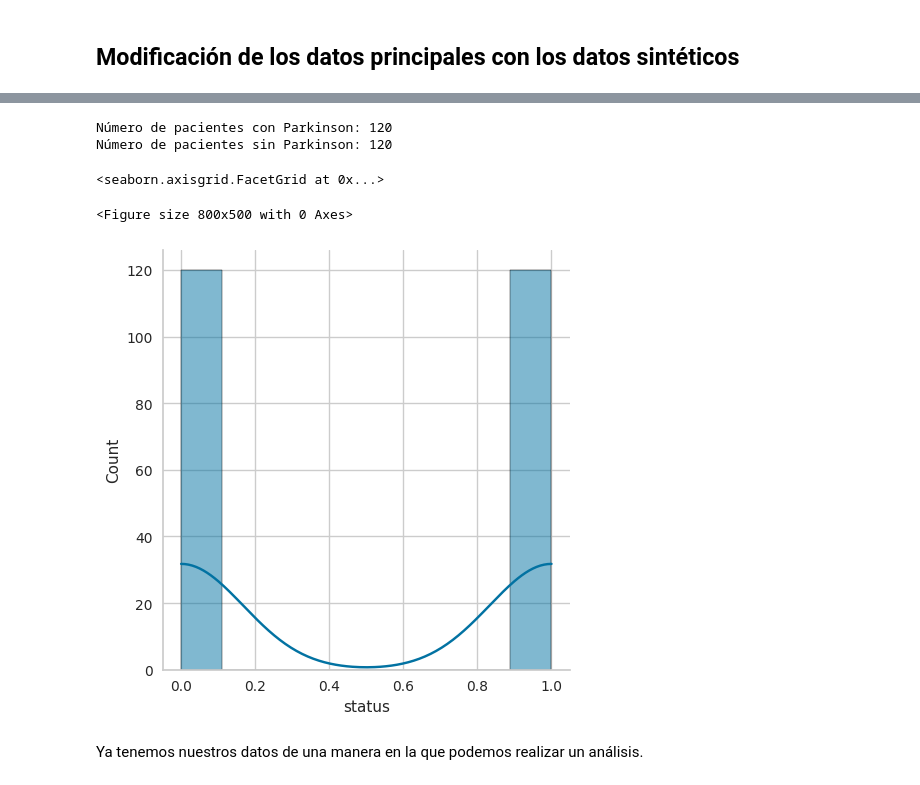
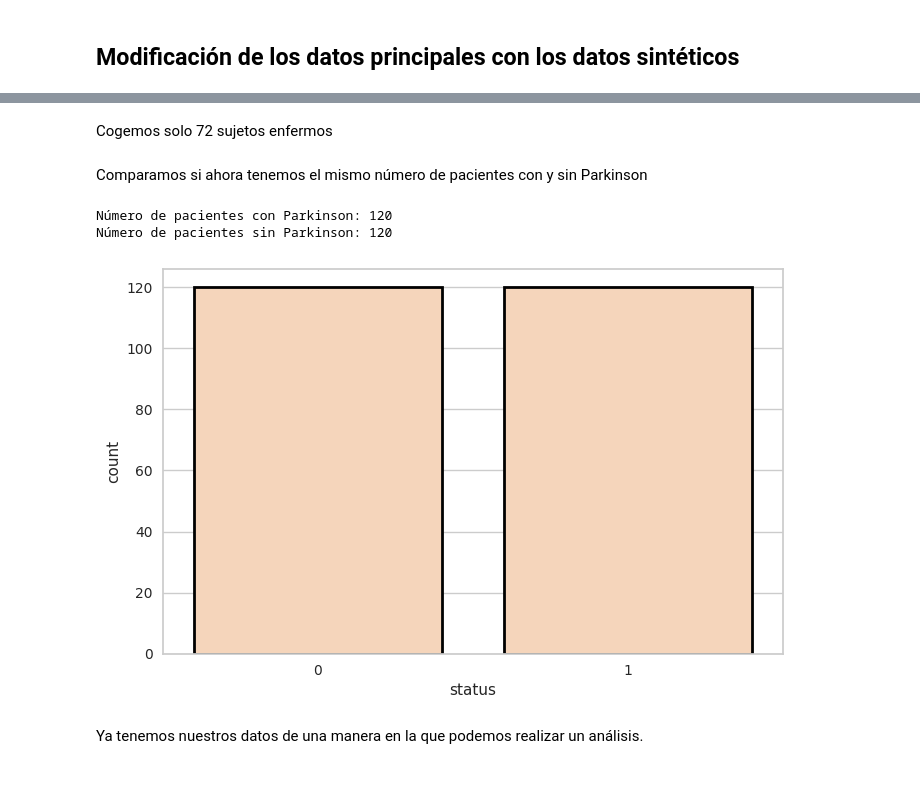
Before and after one commit to Toni2Morales/PrediccionParkinson, a Jupyter notebook: notebooks/Parkinson.ipynb, the cells around one changed output, grey strips where cells are left out. Cells and saved outputs as stored; diff of their text form; code cells hidden in the pictures.

```diff
--- a/notebooks/Parkinson.ipynb
+++ b/notebooks/Parkinson.ipynb
@@ -392,3 +441,3 @@ compare_3d(DataPrincipal.iloc[:,PosCampoInicial:PosCampoInicial+3], DataSintetic
 # %%
-# synthesizer = CopulaGANSynthesizer(Metadata, verbose = True)
-# synthesizer.fit(DataPrincipal)
+Synthesizer = CopulaGANSynthesizer(Metadata, verbose = True)
+Synthesizer.fit(DataPrincipal)
@@ -404 +457,12 @@ elif os.name == "posix":
+# %%
+if NombreSO == "Windows":
+    Synthesizer = Abrir("Windows_CopulaGANSynthesizer")
+elif NombreSO == "Linux":
+    Synthesizer = Abrir("Linux_CopulaGANSynthesizer")
+elif NombreSO == "Darwin":
+    Synthesizer = Abrir("MacOS_CopulaGANSynthesizer")
+elif NombreSO == "Java":
+    Synthesizer = Abrir("JVM_CopulaGANSynthesizer")
+else:
+    Synthesizer = Abrir(NombreSO + "_" + "CopulaGANSynthesizer")
 # %%
@@ -460,5 +519,16 @@ elif os.name == "posix":
+# %%
+if NombreSO == "Windows":
+    Synthesizer = Abrir("Windows_GaussianCopulaSynthesizer")
+elif NombreSO == "Linux":
+    Synthesizer = Abrir("Linux_GaussianCopulaSynthesizer")
+elif NombreSO == "Darwin":
+    Synthesizer = Abrir("MacOS_GaussianCopulaSynthesizer")
+elif NombreSO == "Java":
+    Synthesizer = Abrir("JVM_GaussianCopulaSynthesizer")
+else:
+    Synthesizer = Abrir(NombreSO + "_" + "GaussianCopulaSynthesizer")
 # %%
-DataSintetico = synthesizer.sample(num_rows=400)
+DataSintetico = Synthesizer.sample(num_rows=400)
 Diagnostico = run_diagnostic(
     real_data=DataPrincipal,
     synthetic_data=DataSintetico,
@@ -567,2 +579,4 @@ len(DataPrincipal[DataPrincipal["status"] == 1])-len(DataPrincipal[DataPrincipal
+# %% [markdown]
+Cogemos solo 72 sujetos enfermos
 # %%
 DataDef = pd.concat([DataPrincipal, DataSintetico[DataSintetico["status"] == 0].sample(72)], axis = 0)
@@ -571,3 +584,5 @@ DataDef.reset_index(drop = True, inplace = True)
+# %% [markdown]
+Comparamos si ahora tenemos el mismo número de pacientes con y sin Parkinson
 # %%
 print("Número de pacientes con Parkinson:", DataDef[DataDef["status"] == 1]["status"].count())
 print("Número de pacientes sin Parkinson:", DataDef[DataDef["status"] == 0]["status"].count())
@@ -576,8 +591,6 @@ Número de pacientes con Parkinson: 120
 Número de pacientes sin Parkinson: 120
 # %%
 plt.figure(figsize = (8,5))
-sns.displot(x = DataDef["status"], kde = True)
+sns.countplot(data = DataDef, x = "status", color = "#ffd4b1", edgecolor = "black", linewidth = 2);
 # %% [output]
-<seaborn.axisgrid.FacetGrid at 0x...>
-<Figure size 800x500 with 0 Axes>
-[figure, old version]
+[figure, new version]
```
Also changed, not shown: parts of 90 cells of this notebook, 15 other files.
